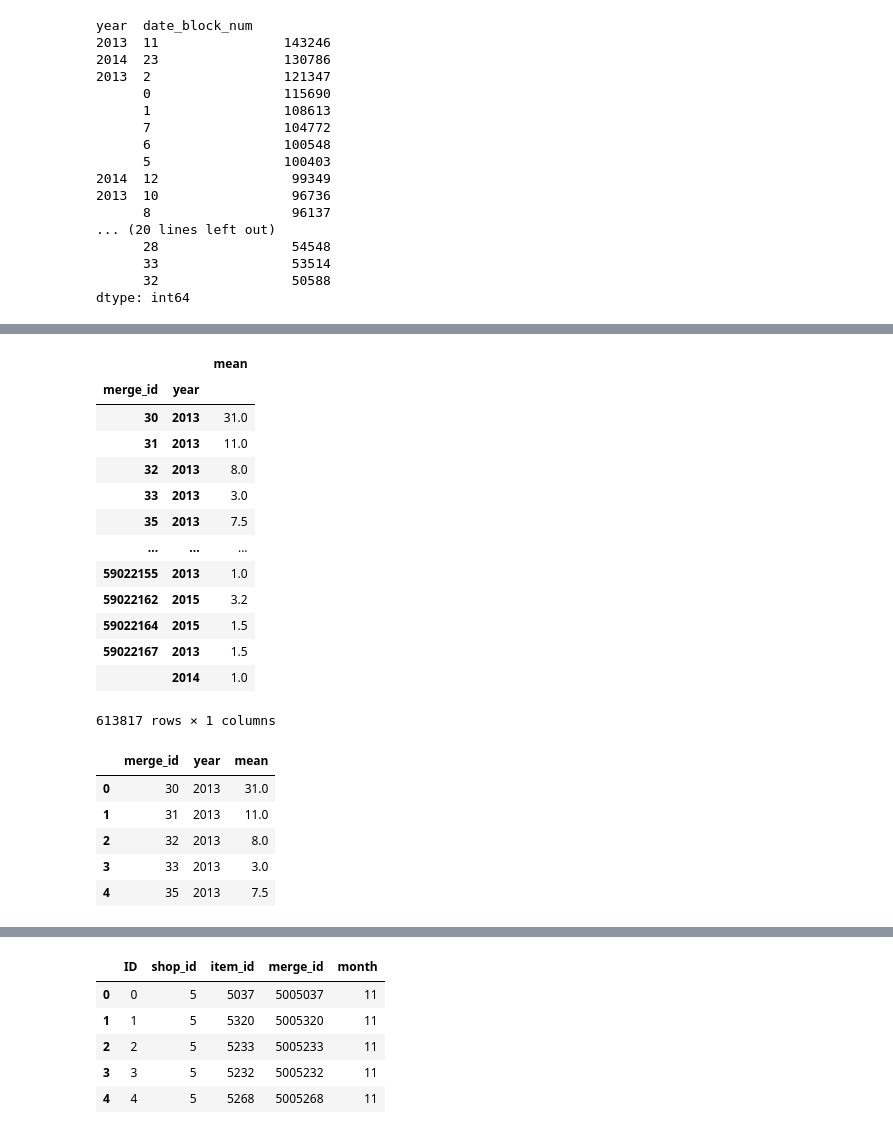
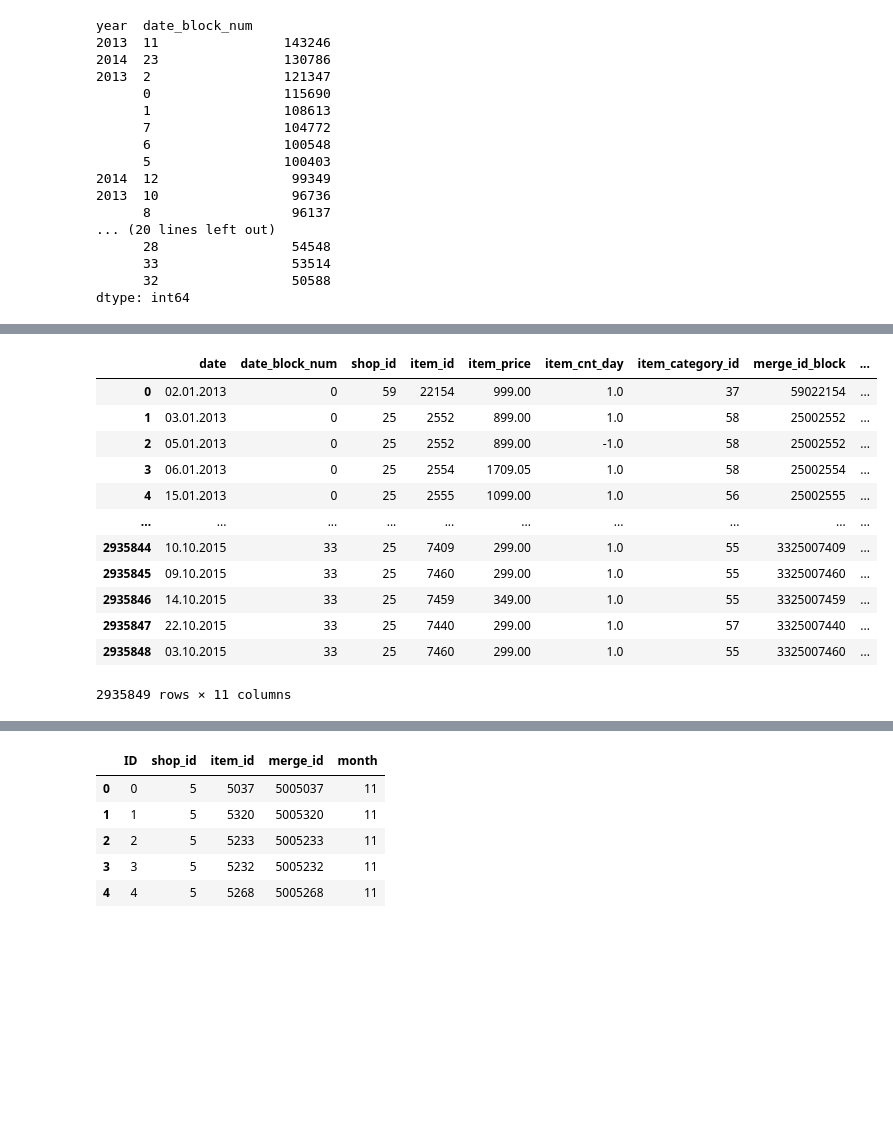
Before and after one commit to kimsangkyeong/kaggles, a Jupyter notebook: predictfutuersales.ipynb, the cells around one changed output, grey strips where cells are left out. Cells and saved outputs as stored; diff of their text form; code cells hidden in the pictures; blank space fills up the shorter version.

```diff
--- a/predictfutuersales.ipynb
+++ b/predictfutuersales.ipynb
@@ -348,31 +327,17 @@ result.head()
-# %%
-result.groupby(['merge_id', 'year'])['sum'].agg(['mean'])
-# %% [output]
-|  |  | mean |
-| merge_id | year |  |
-| 30 | 2013 | 31.0 |
-| 31 | 2013 | 11.0 |
-| 32 | 2013 | 8.0 |
-| 33 | 2013 | 3.0 |
-| 35 | 2013 | 7.5 |
-| ... | ... | ... |
-| 59022155 | 2013 | 1.0 |
-| 59022162 | 2015 | 3.2 |
-| 59022164 | 2015 | 1.5 |
-| 59022167 | 2013 | 1.5 |
-|  | 2014 | 1.0 |
-613817 rows × 1 columns
-# %%
-result2 = result.groupby(['merge_id', 'year'])['sum'].agg(['mean'])
-result2 = result2.reset_index()
-result2.head(5)
-# %% [output]
-|  | merge_id | year | mean |
-| 0 | 30 | 2013 | 31.0 |
-| 1 | 31 | 2013 | 11.0 |
-| 2 | 32 | 2013 | 8.0 |
-| 3 | 33 | 2013 | 3.0 |
-| 4 | 35 | 2013 | 7.5 |
 # %%
-# df_eda_test2 = pd.merge(df_eda_test, result2, how='left', left_on='merge_id', right_on='merge_id')
-# df_eda_test2
+df_eda = pd.merge(df_eda, result, how='left', left_on='merge_id_block', right_on='merge_id_block')
+df_eda
+# %% [output]
+|  | date | date_block_num | shop_id | item_id | item_price | item_cnt_day | item_category_id | merge_id_block | ... |
+| 0 | 02.01.2013 | 0 | 59 | 22154 | 999.00 | 1.0 | 37 | 59022154 | ... |
+| 1 | 03.01.2013 | 0 | 25 | 2552 | 899.00 | 1.0 | 58 | 25002552 | ... |
+| 2 | 05.01.2013 | 0 | 25 | 2552 | 899.00 | -1.0 | 58 | 25002552 | ... |
+| 3 | 06.01.2013 | 0 | 25 | 2554 | 1709.05 | 1.0 | 58 | 25002554 | ... |
+| 4 | 15.01.2013 | 0 | 25 | 2555 | 1099.00 | 1.0 | 56 | 25002555 | ... |
+| ... | ... | ... | ... | ... | ... | ... | ... | ... | ... |
+| 2935844 | 10.10.2015 | 33 | 25 | 7409 | 299.00 | 1.0 | 55 | 3325007409 | ... |
+| 2935845 | 09.10.2015 | 33 | 25 | 7460 | 299.00 | 1.0 | 55 | 3325007460 | ... |
+| 2935846 | 14.10.2015 | 33 | 25 | 7459 | 349.00 | 1.0 | 55 | 3325007459 | ... |
+| 2935847 | 22.10.2015 | 33 | 25 | 7440 | 299.00 | 1.0 | 57 | 3325007440 | ... |
+| 2935848 | 03.10.2015 | 33 | 25 | 7460 | 299.00 | 1.0 | 55 | 3325007460 | ... |
+2935849 rows × 11 columns
```
Also changed, not shown: parts of 14 cells of this notebook.
